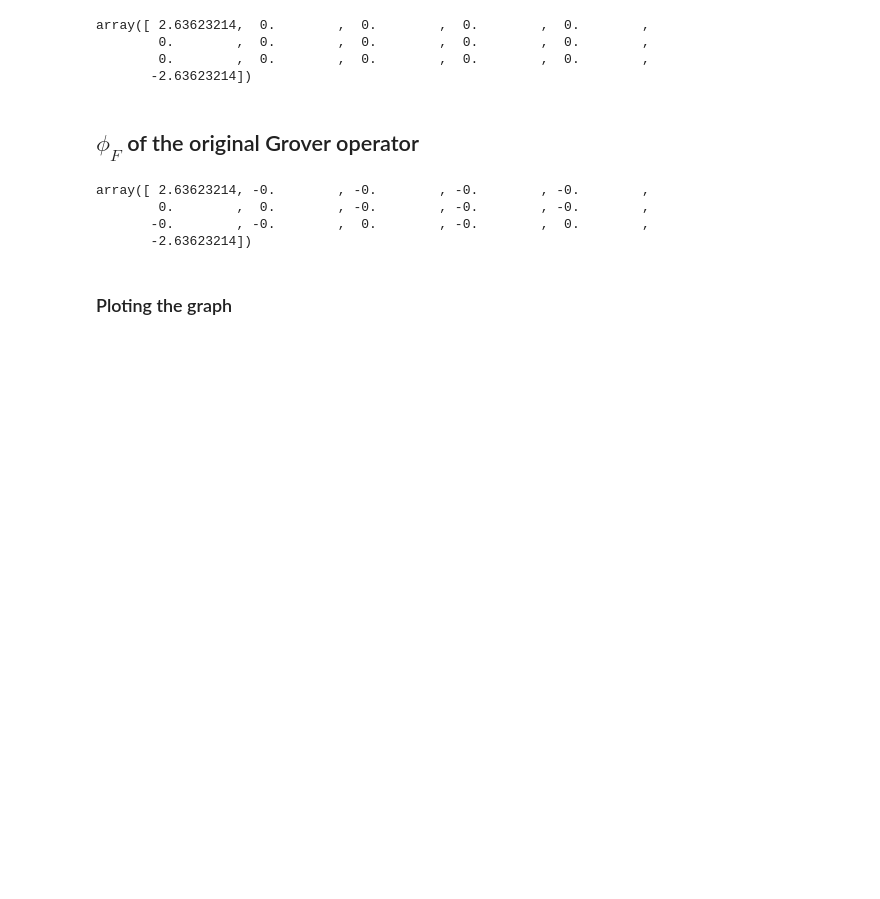
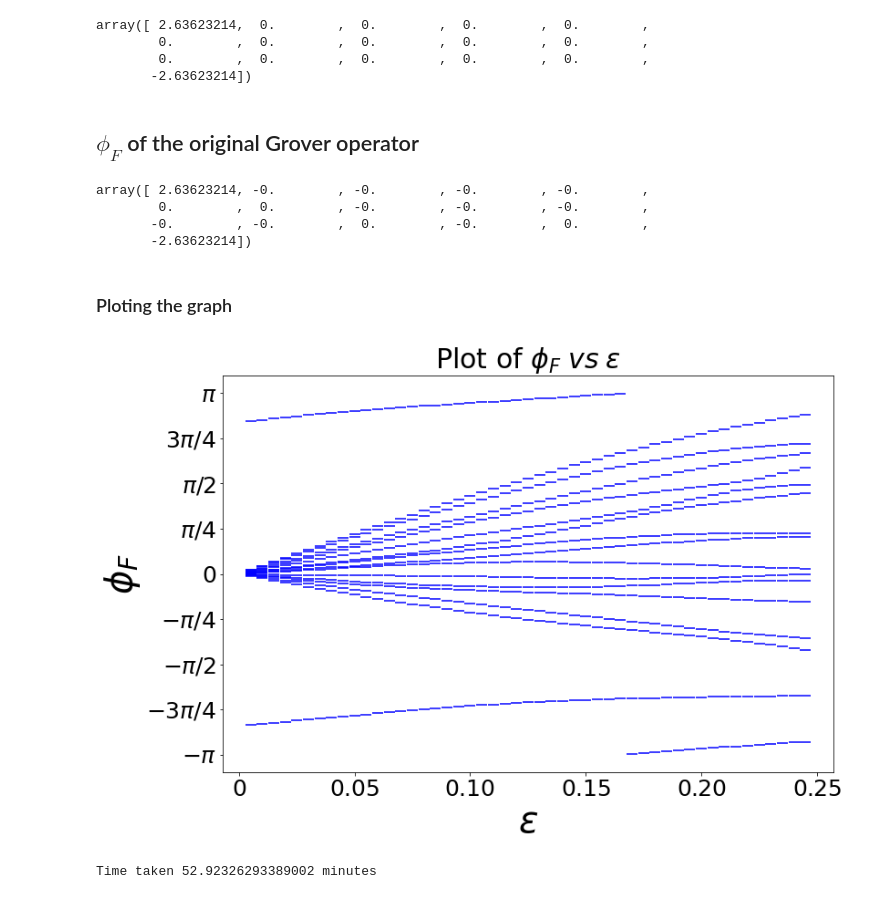
Before and after one commit to psasanka1729/nisq-grover, a Jupyter notebook: Grover operator into 1 and 2 qubit gates.ipynb, the cells around one changed output. Drawn from its saved outputs; the diff is of its cells as text; code cells hidden in the pictures; blank space fills up the shorter version.

```diff
--- a/Grover operator into 1 and 2 qubit gates.ipynb
+++ b/Grover operator into 1 and 2 qubit gates.ipynb
@@ -485,24 +485,27 @@ for i in range(1,Num):
 # %%
 import matplotlib.pyplot as plt
 import numpy as np
 
 X, Y = np.loadtxt('quantum_data.txt', delimiter = ',', unpack=True)
 f = plt.figure()
 f.set_figwidth(12)
 f.set_figheight(8)
-plt.scatter(X, Y, s=12, c='b')
+plt.scatter(X, Y ,s=150, c='b', marker ='_')
 plt.title(r'Plot of $\phi_F \; vs \;  \epsilon$', fontsize = 30)
 #plt.title('Phi_F vs. epsilon',fontsize=30)
 plt.xlabel(r'$\epsilon$',fontsize=40)
 plt.xticks(fontsize=25)
 plt.ylabel(r'$\phi_F$',fontsize=40)
 plt.yticks(fontsize=25)
 plt.xticks([0, 0.05, 0.10, 0.15, 0.20, 0.25],
           ['$0$', '$0.05$', '$0.10$', '$0.15$', '$0.20$', '$0.25$' ])
 plt.yticks([-pi, -pi/2, -3*pi/4, -pi/4, 0, pi/4, 3*pi/4, pi/2, pi],
            ['$-\pi$', r'$-\pi/2$', r'$-3\pi/4$', r'$-\pi/4$', r'$0$', r'$\pi/4$', r'$3\pi/4$',
             r'$\pi/2$', '$\pi$' ])
-plt.savefig("Images/Target_state"+str(Num)+".pdf")
+plt.savefig("Images/" + Target_state + "-"  +str(Num)+".pdf")
 plt.show()
 end = time.time()
 print('Time taken', (end-start)/60,'minutes')
+# %% [output]
+[figure, added]
+Time taken 52.92326293389002 minutes
```
